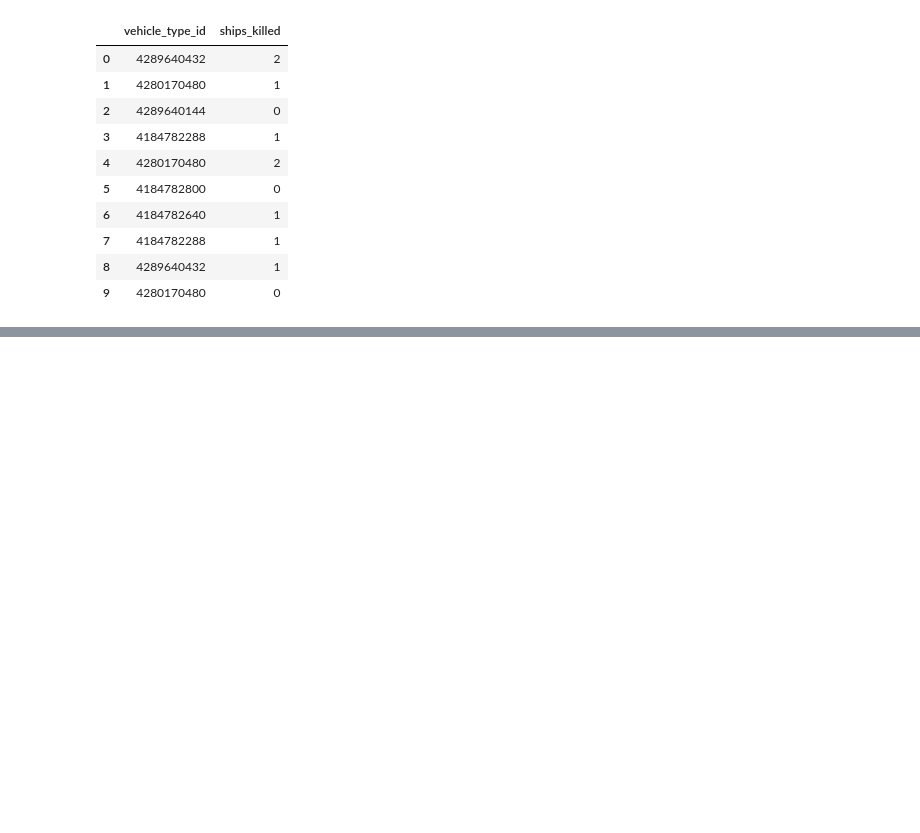
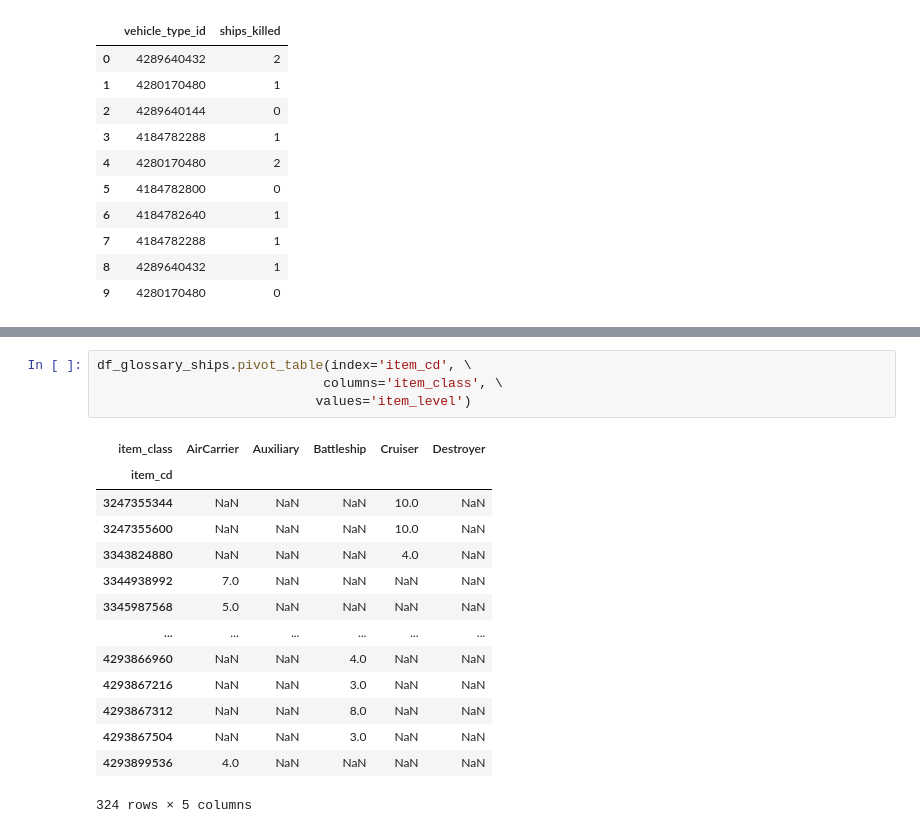
Before and after one commit to VladBorisof/task_wow, a Jupyter notebook: task_wow.ipynb, the cells around one changed output, grey strips where cells are left out. Cells and saved outputs as stored; diff of their text form; blank space fills up the shorter version.

```diff
--- a/task_wow.ipynb
+++ b/task_wow.ipynb
@@ -183,0 +276,19 @@ ship_status.head(10)
+# %%
+df_glossary_ships.pivot_table(index='item_cd', \
+                             columns='item_class', \
+                            values='item_level')
+# %% [output]
+| item_class | AirCarrier | Auxiliary | Battleship | Cruiser | Destroyer |
+| item_cd |  |  |  |  |  |
+| 3247355344 | NaN | NaN | NaN | 10.0 | NaN |
+| 3247355600 | NaN | NaN | NaN | 10.0 | NaN |
+| 3343824880 | NaN | NaN | NaN | 4.0 | NaN |
+| 3344938992 | 7.0 | NaN | NaN | NaN | NaN |
+| 3345987568 | 5.0 | NaN | NaN | NaN | NaN |
+| ... | ... | ... | ... | ... | ... |
+| 4293866960 | NaN | NaN | 4.0 | NaN | NaN |
+| 4293867216 | NaN | NaN | 3.0 | NaN | NaN |
+| 4293867312 | NaN | NaN | 8.0 | NaN | NaN |
+| 4293867504 | NaN | NaN | 3.0 | NaN | NaN |
+| 4293899536 | 4.0 | NaN | NaN | NaN | NaN |
+324 rows × 5 columns
```
Also changed, not shown: parts of 12 cells of this notebook.
